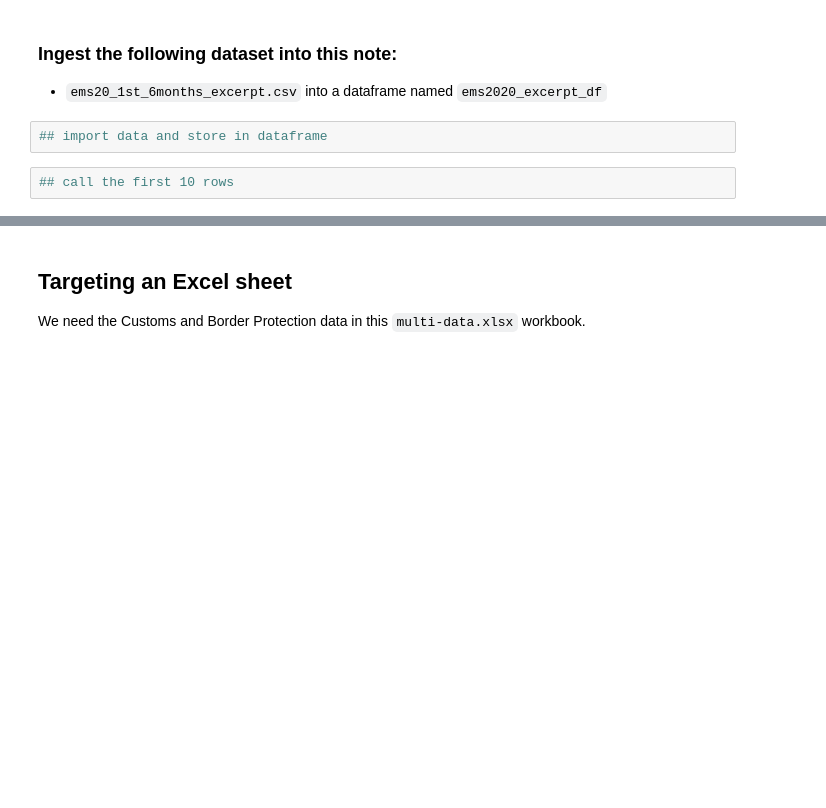
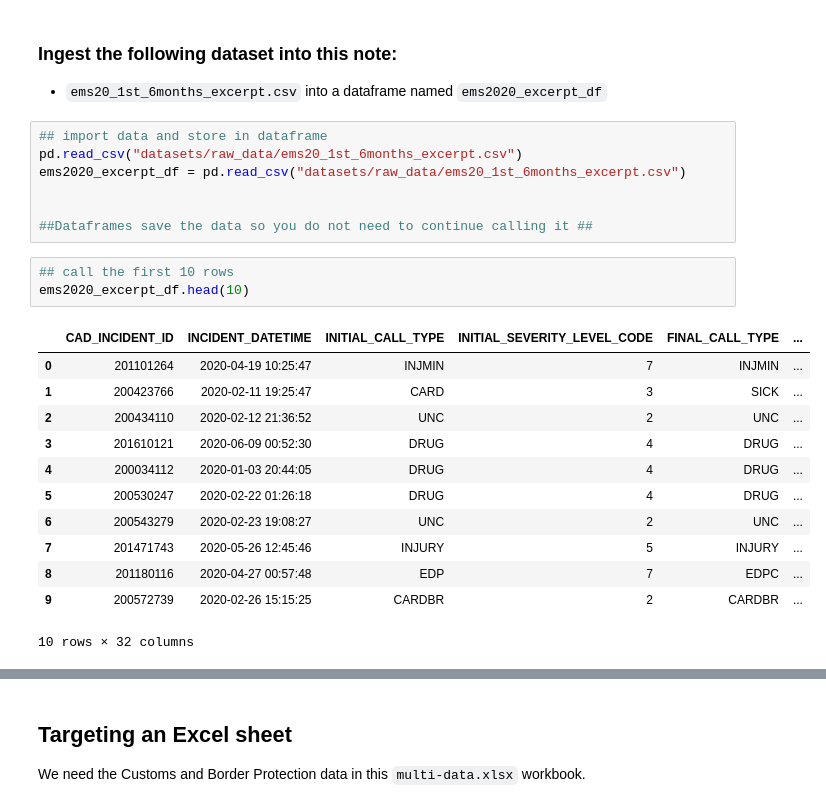
Before and after one commit to dpt82/02-28-2024_first_homework_, a Jupyter notebook: hw-for-wk06-ingest-explore-DEMO.ipynb, the cells around one changed output, grey strips where cells are left out. Cells and saved outputs as stored; diff of their text form; blank space fills up the shorter version.

````diff
--- a/hw-for-wk06-ingest-explore-DEMO.ipynb
+++ b/hw-for-wk06-ingest-explore-DEMO.ipynb
@@ -109,7 +109,26 @@ import pandas as pd
 - ```ems20_1st_6months_excerpt.csv``` into a dataframe named ```ems2020_excerpt_df```
 # %%
 ## import data and store in dataframe
+pd.read_csv("datasets/raw_data/ems20_1st_6months_excerpt.csv")
+ems2020_excerpt_df = pd.read_csv("datasets/raw_data/ems20_1st_6months_excerpt.csv")
+
+
+##Dataframes save the data so you do not need to continue calling it ##
 # %%
 ## call the first 10 rows
+ems2020_excerpt_df.head(10)
+# %% [output]
+|  | CAD_INCIDENT_ID | INCIDENT_DATETIME | INITIAL_CALL_TYPE | INITIAL_SEVERITY_LEVEL_CODE | FINAL_CALL_TYPE | ... |
+| 0 | 201101264 | 2020-04-19 10:25:47 | INJMIN | 7 | INJMIN | ... |
+| 1 | 200423766 | 2020-02-11 19:25:47 | CARD | 3 | SICK | ... |
+| 2 | 200434110 | 2020-02-12 21:36:52 | UNC | 2 | UNC | ... |
+| 3 | 201610121 | 2020-06-09 00:52:30 | DRUG | 4 | DRUG | ... |
+| 4 | 200034112 | 2020-01-03 20:44:05 | DRUG | 4 | DRUG | ... |
+| 5 | 200530247 | 2020-02-22 01:26:18 | DRUG | 4 | DRUG | ... |
+| 6 | 200543279 | 2020-02-23 19:08:27 | UNC | 2 | UNC | ... |
+| 7 | 201471743 | 2020-05-26 12:45:46 | INJURY | 5 | INJURY | ... |
+| 8 | 201180116 | 2020-04-27 00:57:48 | EDP | 7 | EDPC | ... |
+| 9 | 200572739 | 2020-02-26 15:15:25 | CARDBR | 2 | CARDBR | ... |
+10 rows × 32 columns
 # %%
 ## call the last 5 rows
````
Also changed, not shown: parts of 9 cells of this notebook.
